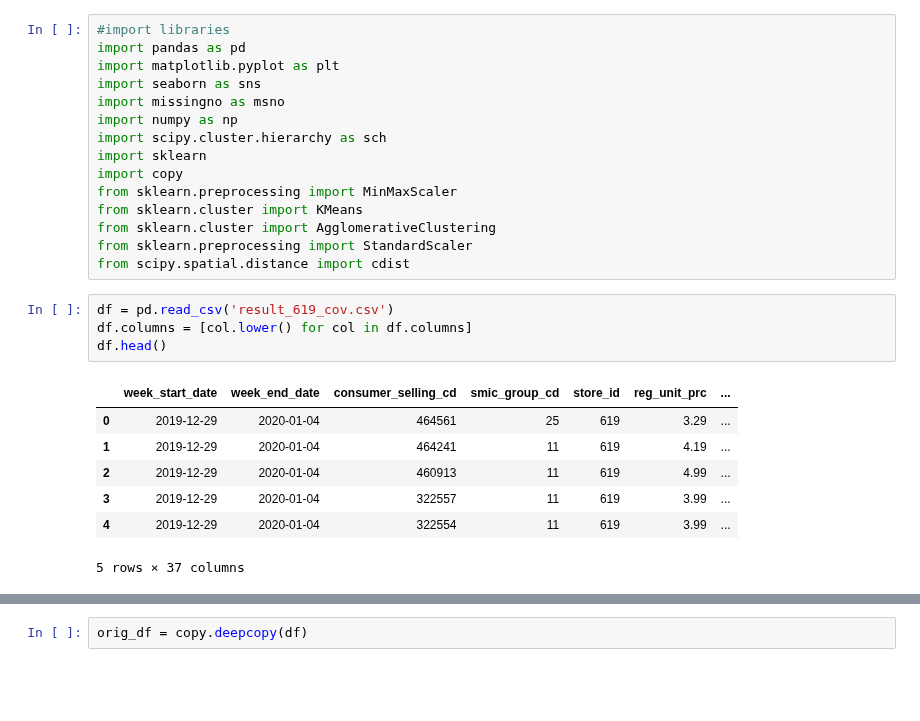
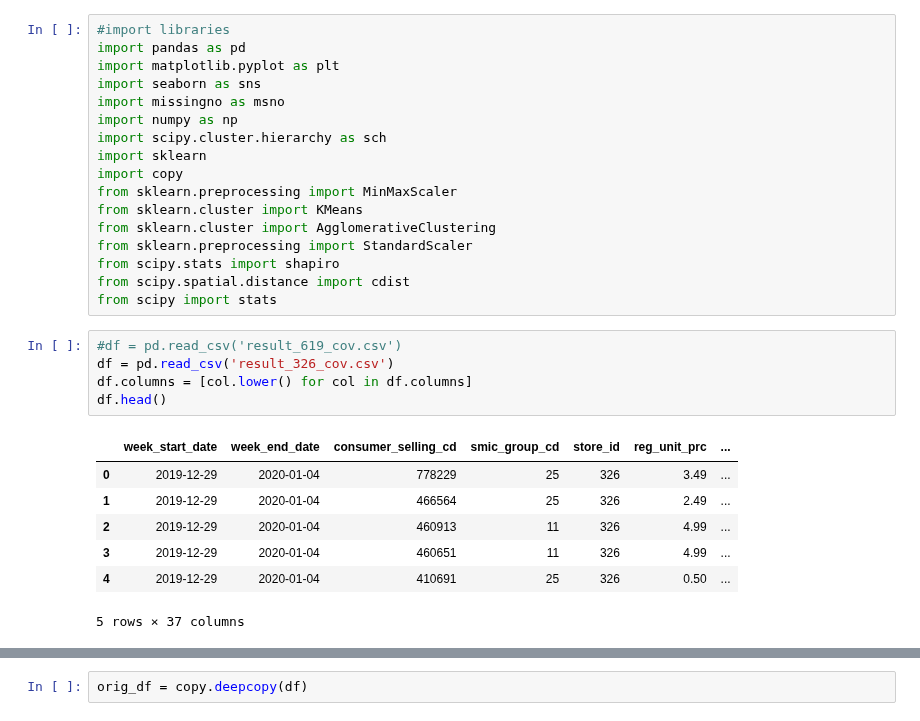
Before and after one commit to srilamaiti/ml_works, a Jupyter notebook: cov_analysis_clustering.ipynb, the cells around one changed output, grey strips where cells are left out. Drawn from its saved outputs; the diff is of its cells as text; blank space fills up the shorter version.

```diff
--- a/cov_analysis_clustering.ipynb
+++ b/cov_analysis_clustering.ipynb
@@ -14,16 +14,19 @@ from sklearn.preprocessing import MinMaxScaler
 from sklearn.cluster import KMeans
 from sklearn.cluster import AgglomerativeClustering
 from sklearn.preprocessing import StandardScaler
+from scipy.stats import shapiro
 from scipy.spatial.distance import cdist
+from scipy import stats
 # %%
-df = pd.read_csv('result_619_cov.csv')
+#df = pd.read_csv('result_619_cov.csv')
+df = pd.read_csv('result_326_cov.csv')
 df.columns = [col.lower() for col in df.columns]
 df.head()
 # %% [output]
 |  | week_start_date | week_end_date | consumer_selling_cd | smic_group_cd | store_id | reg_unit_prc | ... |
-| 0 | 2019-12-29 | 2020-01-04 | 464561 | 25 | 619 | 3.29 | ... |
-| 1 | 2019-12-29 | 2020-01-04 | 464241 | 11 | 619 | 4.19 | ... |
-| 2 | 2019-12-29 | 2020-01-04 | 460913 | 11 | 619 | 4.99 | ... |
-| 3 | 2019-12-29 | 2020-01-04 | 322557 | 11 | 619 | 3.99 | ... |
-| 4 | 2019-12-29 | 2020-01-04 | 322554 | 11 | 619 | 3.99 | ... |
+| 0 | 2019-12-29 | 2020-01-04 | 778229 | 25 | 326 | 3.49 | ... |
+| 1 | 2019-12-29 | 2020-01-04 | 466564 | 25 | 326 | 2.49 | ... |
+| 2 | 2019-12-29 | 2020-01-04 | 460913 | 11 | 326 | 4.99 | ... |
+| 3 | 2019-12-29 | 2020-01-04 | 460651 | 11 | 326 | 4.99 | ... |
+| 4 | 2019-12-29 | 2020-01-04 | 410691 | 25 | 326 | 0.50 | ... |
 5 rows × 37 columns
```
Also changed, not shown: parts of 22 cells of this notebook.
